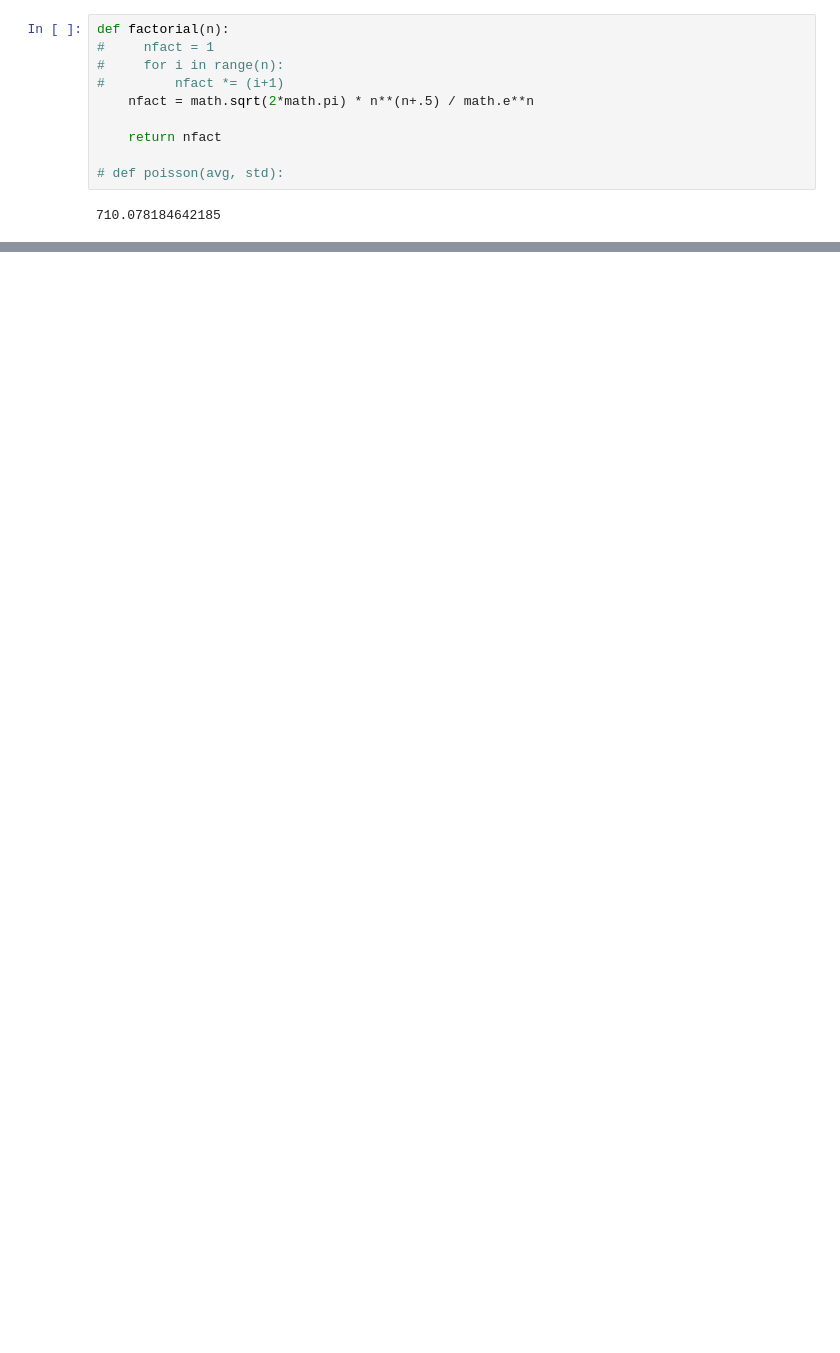
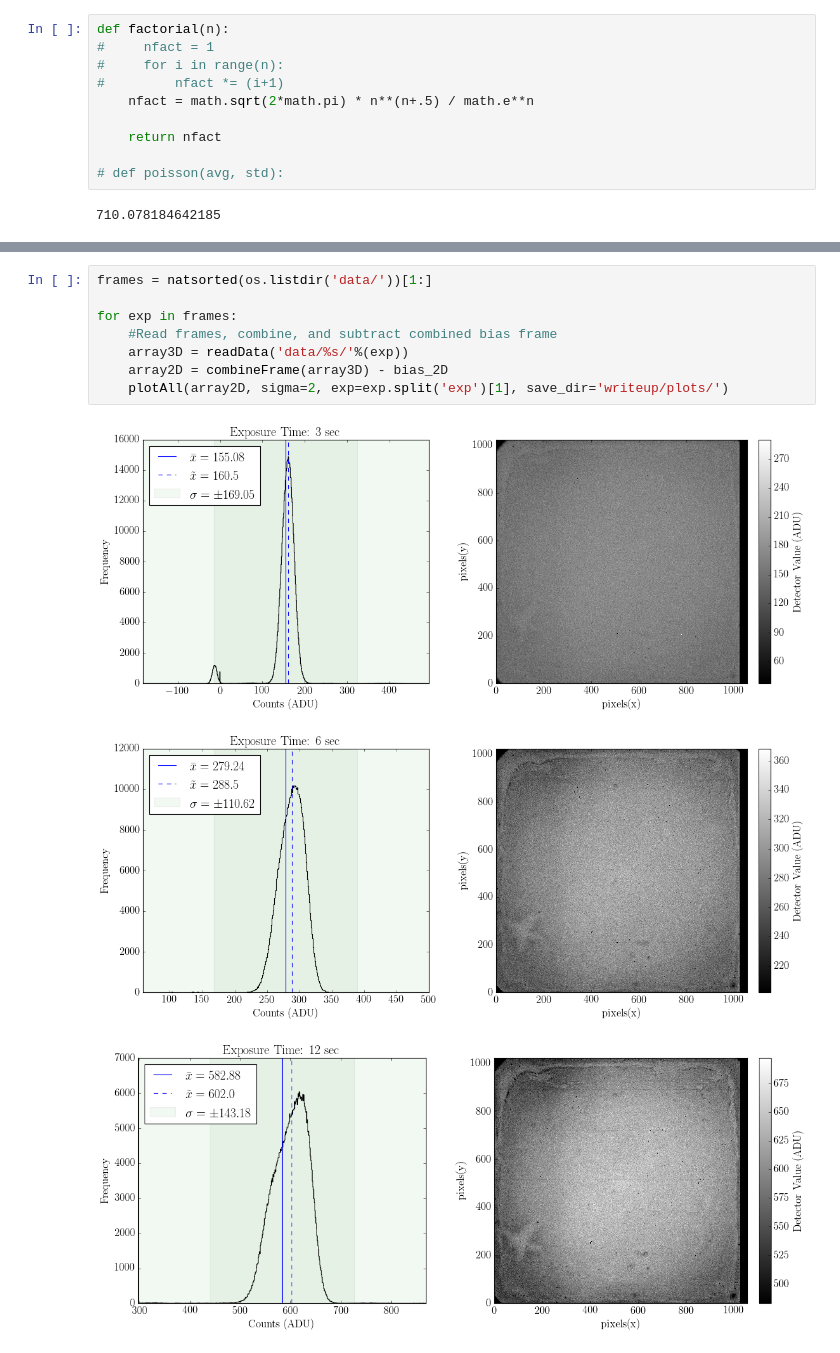
Before and after one commit to jbirky/photonCounting, a Jupyter notebook: analysis.ipynb, the cells around one changed output, grey strips where cells are left out. Cells and saved outputs as stored; diff of their text form; blank space fills up the shorter version.

```diff
--- a/analysis.ipynb
+++ b/analysis.ipynb
@@ -196,0 +196,12 @@ plt.show()
+# %%
+frames = natsorted(os.listdir('data/'))[1:]
+
+for exp in frames:
+    #Read frames, combine, and subtract combined bias frame
+    array3D = readData('data/%s/'%(exp))
+    array2D = combineFrame(array3D) - bias_2D
+    plotAll(array2D, sigma=2, exp=exp.split('exp')[1], save_dir='writeup/plots/')
+# %% [output]
+[figure, added]
+[figure, added]
+[figure, added]
```
Also changed, not shown: parts of 13 cells of this notebook.
